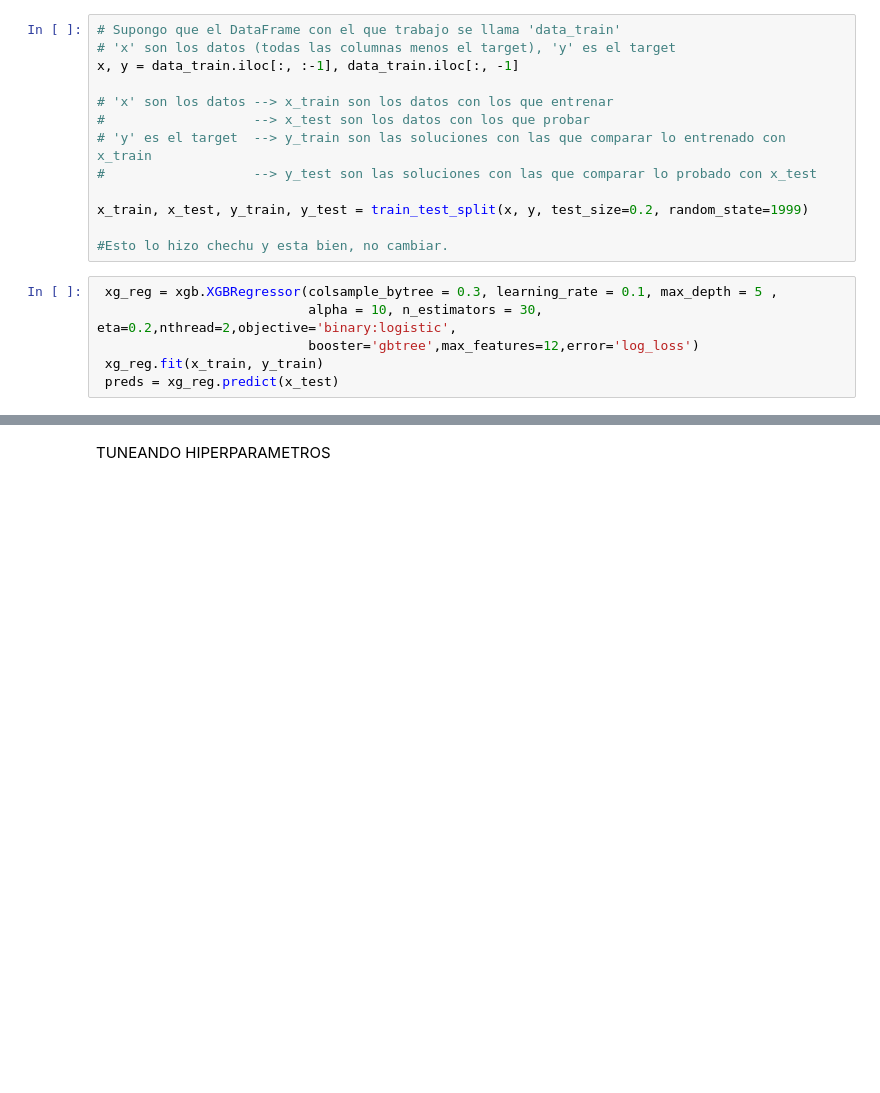
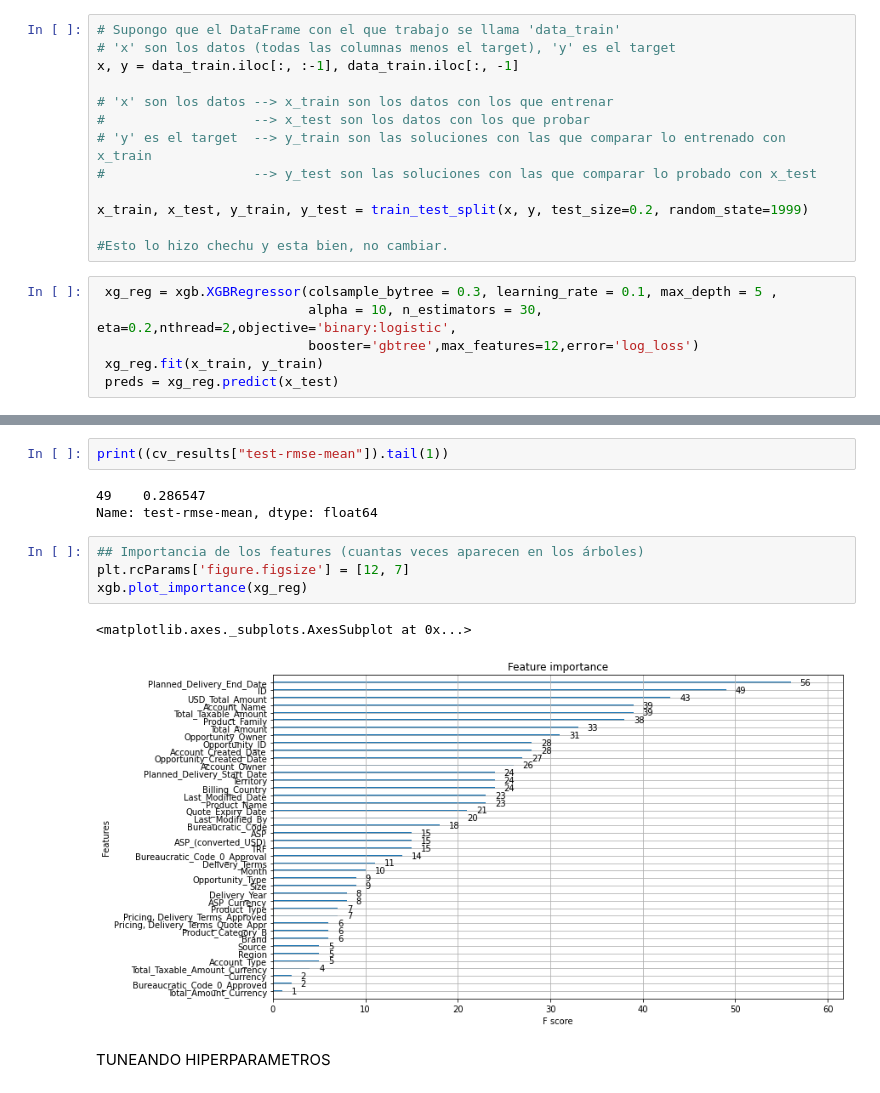
Before and after one commit to joaquinhojman/ArbolesDeDecision, a Jupyter notebook: XGBoost_with_RandomSearch.ipynb, the cells around one changed output, grey strips where cells are left out. Cells and saved outputs as stored; diff of their text form; blank space fills up the shorter version.

```diff
--- a/XGBoost_with_RandomSearch.ipynb
+++ b/XGBoost_with_RandomSearch.ipynb
@@ -61,3 +81,15 @@ error_train
+# %%
+print((cv_results["test-rmse-mean"]).tail(1))
+# %% [output]
+49    0.286547
+Name: test-rmse-mean, dtype: float64
+# %%
+## Importancia de los features (cuantas veces aparecen en los árboles)
+plt.rcParams['figure.figsize'] = [12, 7]
+xgb.plot_importance(xg_reg)
+# %% [output]
+<matplotlib.axes._subplots.AxesSubplot at 0x...>
+[figure, added]
 # %% [markdown]
 TUNEANDO HIPERPARAMETROS
 # %%
```
Also changed, not shown: parts of 8 cells of this notebook.
